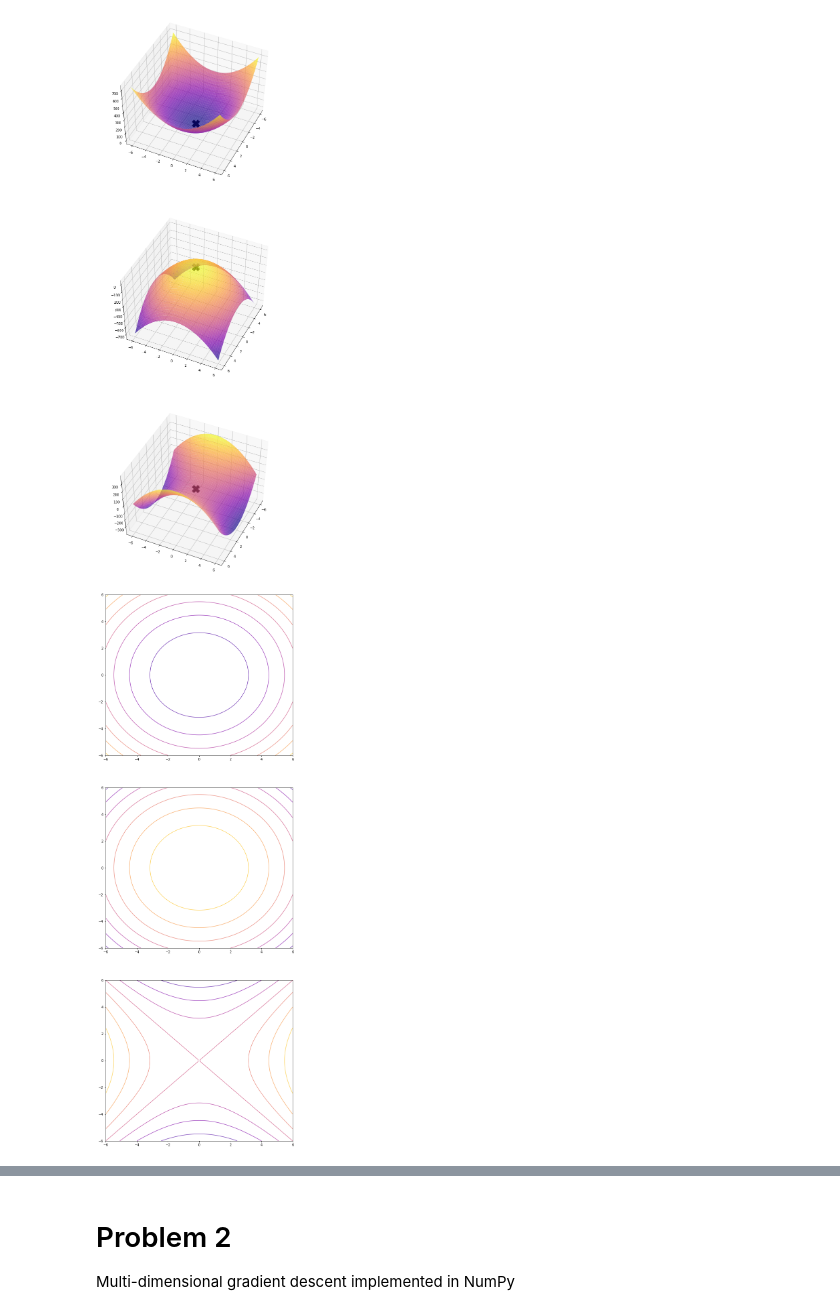
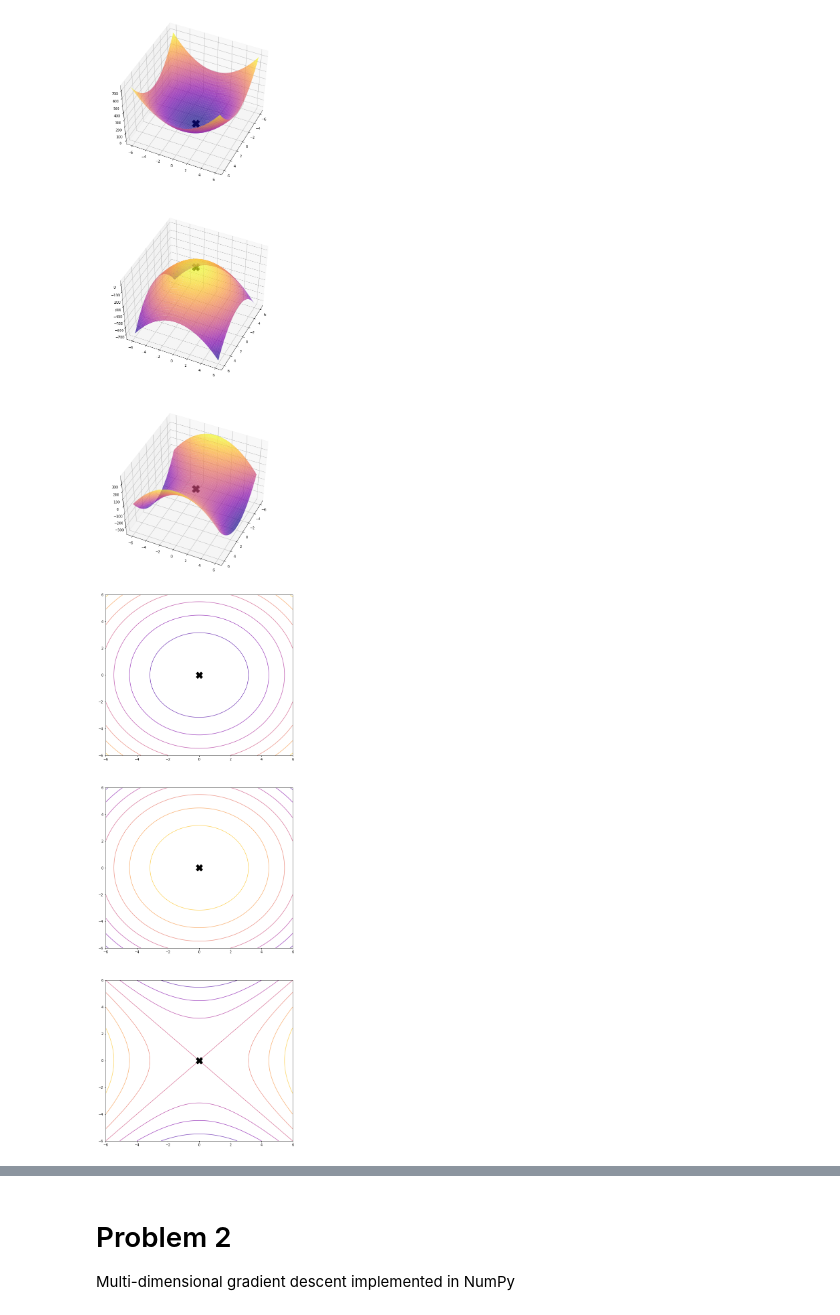
Before and after one commit to nspeer12/AI_CAP4630, a Jupyter notebook: hw2.ipynb, the cells around one changed output, grey strips where cells are left out. Drawn from its saved outputs; the diff is of its cells as text; code cells hidden in the pictures.

```diff
--- a/hw2.ipynb
+++ b/hw2.ipynb
@@ -48,13 +50,14 @@ plt.show()
 # %%
 # plot 2D contour graphs
 fig, axs = plt.subplots(3, figsize=(10, 30))
 
 for i in range(3):
   axs[i].contour(X[0], X[1], Y[i], cmap='plasma', alpha=0.7)
+  axs[i].plot(0,0, marker='X', color='black', markersize=20)
 
 plt.show()
 # %% [output]
-[figure, old version]
+[figure, new version]
 # %%
 # plot 2D contour graphs
 fig, axs = plt.subplots(3, figsize=(10, 30))
```
Also changed, not shown: parts of 3 cells of this notebook.
